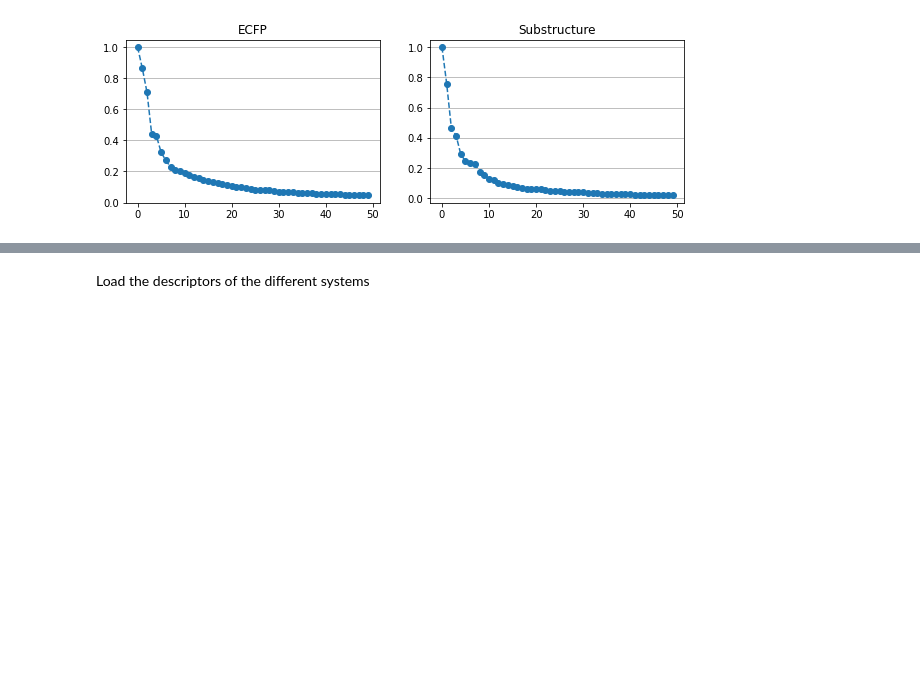
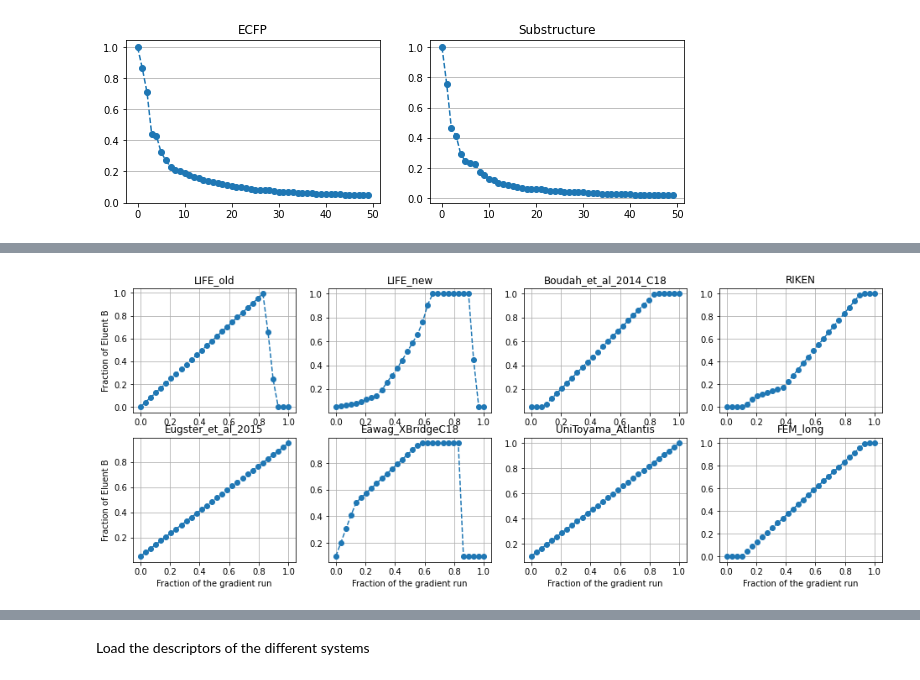
Before and after one commit to bachi55/rosvm, a Jupyter notebook: rosvm/ranksvm/tutorial/use_chromatographic_system_descriptors.ipynb, the cells around one changed output, grey strips where cells are left out. Cells and saved outputs as stored; diff of their text form; code cells hidden in the pictures; blank space fills up the shorter version.

```diff
--- a/rosvm/ranksvm/tutorial/use_chromatographic_system_descriptors.ipynb
+++ b/rosvm/ranksvm/tutorial/use_chromatographic_system_descriptors.ipynb
@@ -143,20 +190,3 @@ grads = {
     "UniToyama_Atlantis": np.array([[0.0, 40.0], [10.0, 100.0]]),
     "FEM_long": np.array([[0.0, 6.0, 56.0, 60.0], [0.0, 0.0, 100.0, 100.0]])
 }
-
-n_samples_points = 20
-grads_as_funcs = {
-    k: np.interp(np.linspace(0, 1, n_samples_points), v[0] / np.max(v[0]), v[1] / 100)
-    for k, v in grads.items()
-}
-
-plt.figure(figsize=(12, 5))
-
-for k, fx in grads_as_funcs.items():
-    plt.plot(np.linspace(0, 1, n_samples_points), fx, 'o--', label=k)
-
-plt.legend()
-plt.xlabel("Fraction of the gradient run")
-plt.ylabel("Fraction of Eluent B")
-plt.grid(axis="y")
-plt.show()
@@ -164,0 +211,26 @@ plt.show()
+# %%
+n_samples_points = 30
+grads_as_funcs = {
+    k: np.interp(np.linspace(0, 1, n_samples_points), v[0] / np.max(v[0]), v[1] / 100)
+    for k, v in grads.items()
+}
+
+fig, axrr = plt.subplots(2, 4, figsize=(16, 6))
+
+for idx, (k, fx) in enumerate(grads_as_funcs.items()):
+    r, c = np.unravel_index(idx, shape=axrr.shape)
+
+    axrr[r, c].plot(np.linspace(0, 1, n_samples_points), fx, 'o--', label=k)
+
+    if r == 1:
+        axrr[r, c].set_xlabel("Fraction of the gradient run")
+    if c == 0:
+        axrr[r, c].set_ylabel("Fraction of Eluent B")
+    axrr[r, c].set_title(k)
+    axrr[r, c].grid() # (axis="y")
+
+plt.show()
+# axrr[0, 0].legend()
+# plt.show()
+# %% [output]
+[figure, added]
```
Also changed, not shown: parts of 9 cells of this notebook.
